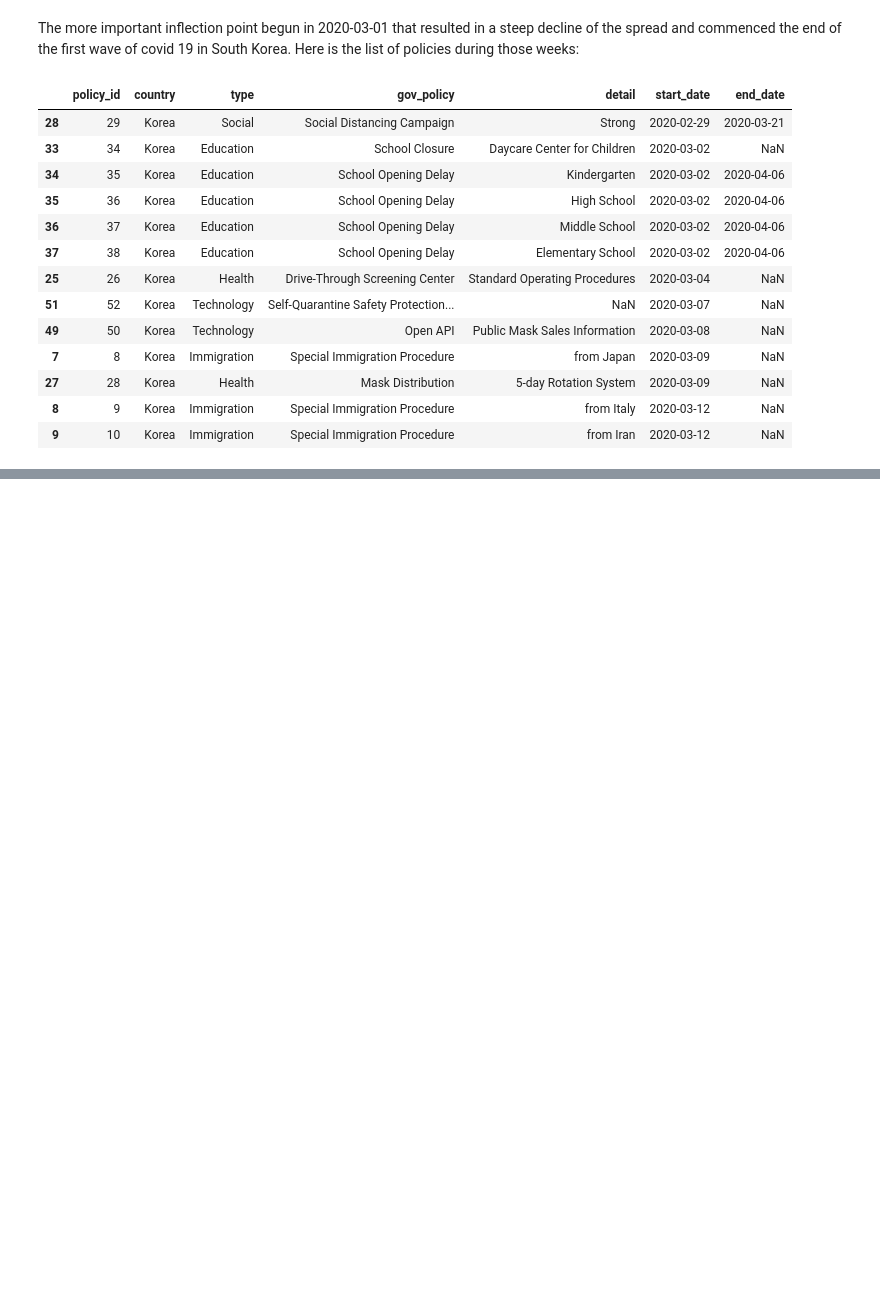
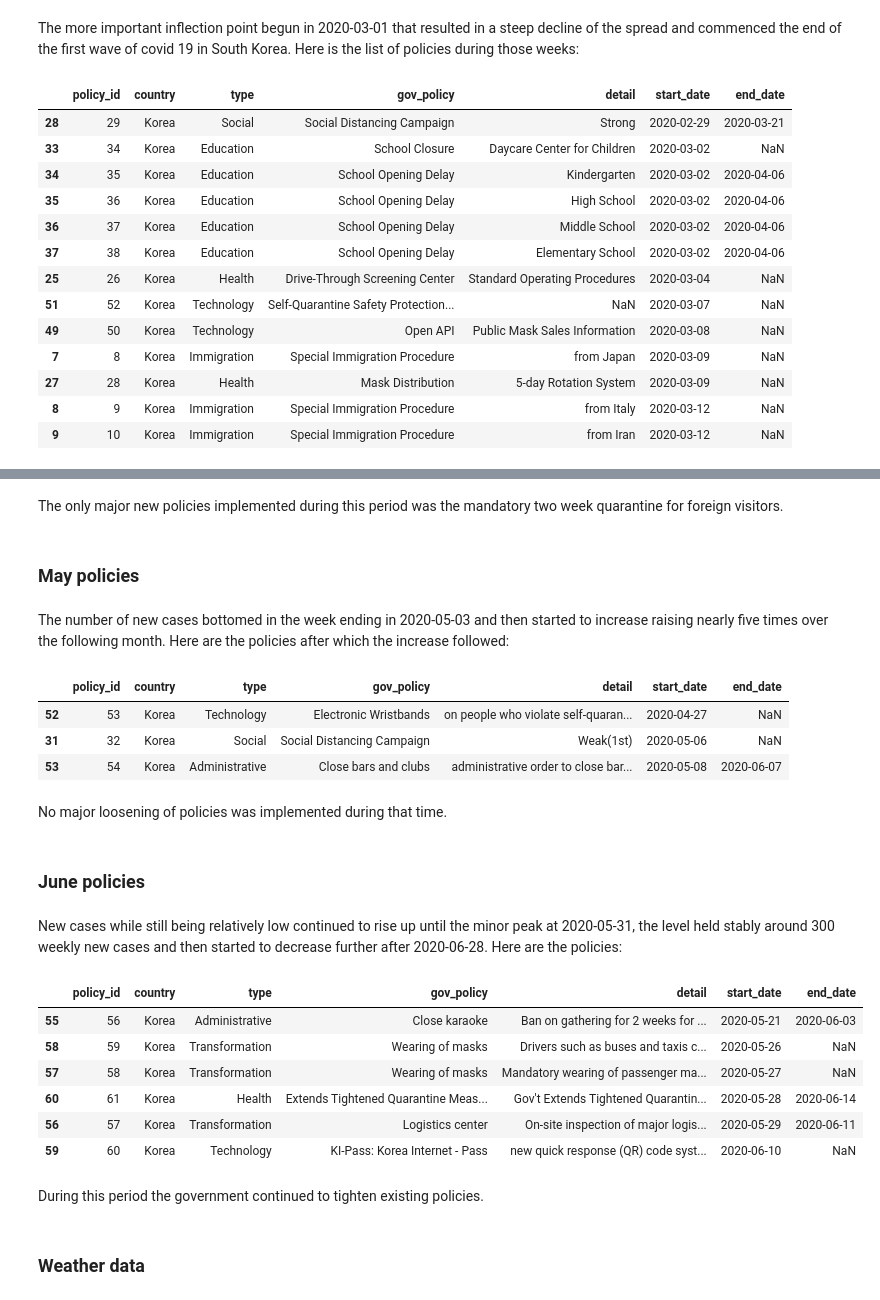
Before and after one commit to gediminas-skvarnavicius/s-korea-covid-19-analysis, a Jupyter notebook: analysis.ipynb, the cells around one changed output, grey strips where cells are left out. Drawn from its saved outputs; the diff is of its cells as text; code cells hidden in the pictures; blank space fills up the shorter version.

Commit message:
weather data added references added

```diff
--- a/analysis.ipynb
+++ b/analysis.ipynb
@@ -71,6 +72,7 @@ Formatting the date data:
 date_format = '%Y-%m-%d'
 data['Time']['date'] = pd.to_datetime(data['Time']['date'])
 data['Time'].set_index('date',inplace=True)
+data['Weather']['date']=pd.to_datetime(data['Weather']['date'])
 # %% [markdown]
 Adding a new cases column:
 # %%
@@ -353,0 +352,37 @@ fig_new_time.show()
+# %% [markdown]
+The only major new policies implemented during this period was the mandatory two week quarantine for foreign visitors.
+# %% [markdown]
+### May policies
+# %% [markdown]
+The number of new cases bottomed in the week ending in 2020-05-03 and then started to increase raising nearly five times over the following month. Here are the policies after which the increase followed:
+# %%
+data["Policy"].loc[
+    data["Policy"]["start_date"].between("2020-04-24", "2020-05-10")
+].sort_values("start_date")
+# %% [output]
+|  | policy_id | country | type | gov_policy | detail | start_date | end_date |
+| 52 | 53 | Korea | Technology | Electronic Wristbands | on people who violate self-quaran... | 2020-04-27 | NaN |
+| 31 | 32 | Korea | Social | Social Distancing Campaign | Weak(1st) | 2020-05-06 | NaN |
+| 53 | 54 | Korea | Administrative | Close bars and clubs | administrative order to close bar... | 2020-05-08 | 2020-06-07 |
+# %% [markdown]
+No major loosening of policies was implemented during that time.
+# %% [markdown]
+### June policies
+# %% [markdown]
+New cases while still being relatively low continued to rise up until the minor peak at 2020-05-31, the level held stably around 300 weekly new cases and then started to decrease further after 2020-06-28. Here are the policies:
+# %%
+data["Policy"].loc[
+    data["Policy"]["start_date"].between("2020-05-20", "2020-06-31")
+].sort_values("start_date")
+# %% [output]
+|  | policy_id | country | type | gov_policy | detail | start_date | end_date |
+| 55 | 56 | Korea | Administrative | Close karaoke | Ban on gathering for 2 weeks for ... | 2020-05-21 | 2020-06-03 |
+| 58 | 59 | Korea | Transformation | Wearing of masks | Drivers such as buses and taxis c... | 2020-05-26 | NaN |
+| 57 | 58 | Korea | Transformation | Wearing of masks | Mandatory wearing of passenger ma... | 2020-05-27 | NaN |
+| 60 | 61 | Korea | Health | Extends Tightened Quarantine Meas... | Gov't Extends Tightened Quarantin... | 2020-05-28 | 2020-06-14 |
+| 56 | 57 | Korea | Transformation | Logistics center | On-site inspection of major logis... | 2020-05-29 | 2020-06-11 |
+| 59 | 60 | Korea | Technology | KI-Pass: Korea Internet - Pass | new quick response (QR) code syst... | 2020-06-10 | NaN |
+# %% [markdown]
+During this period the government continued to tighten existing policies.
+# %% [markdown]
+### Weather data
```
Also changed, not shown: parts of 24 cells of this notebook, 4 other files.
